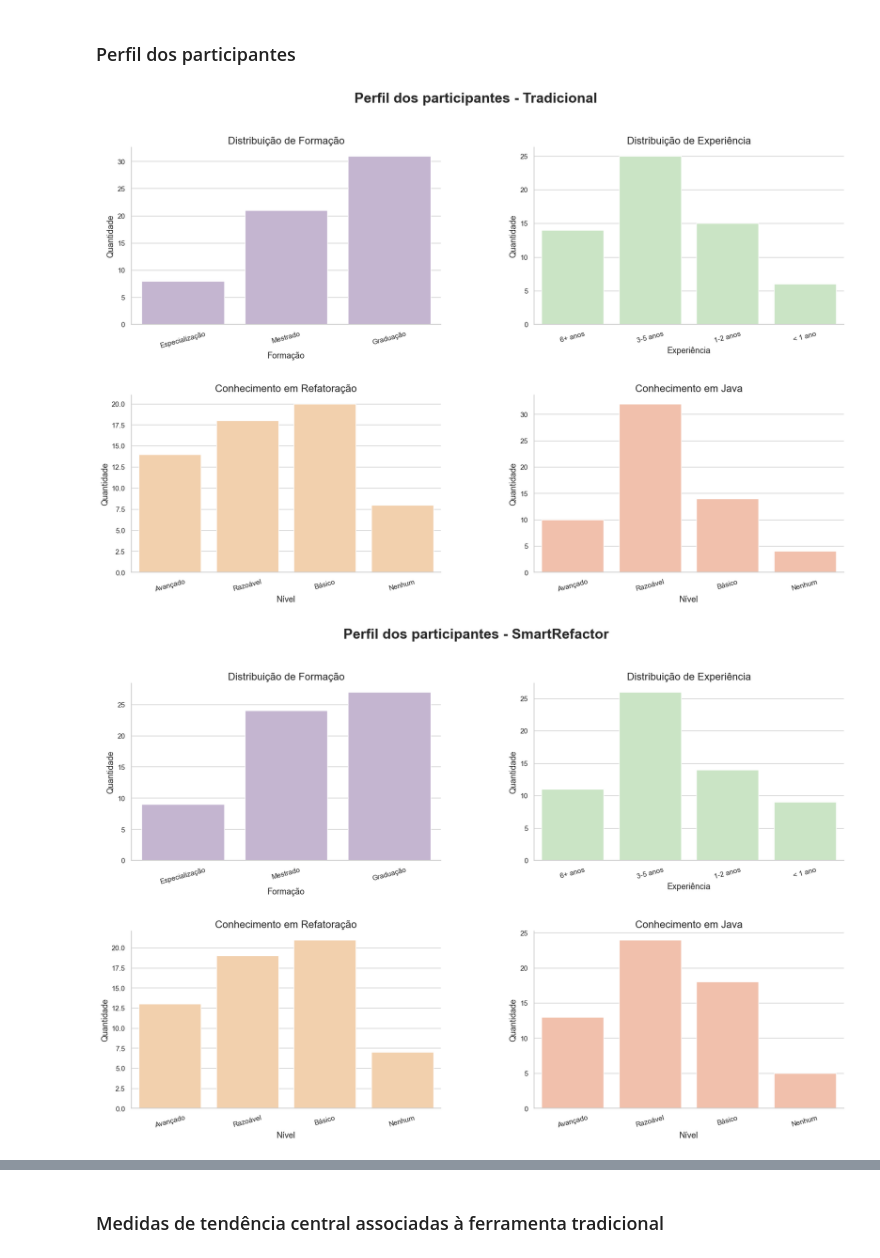
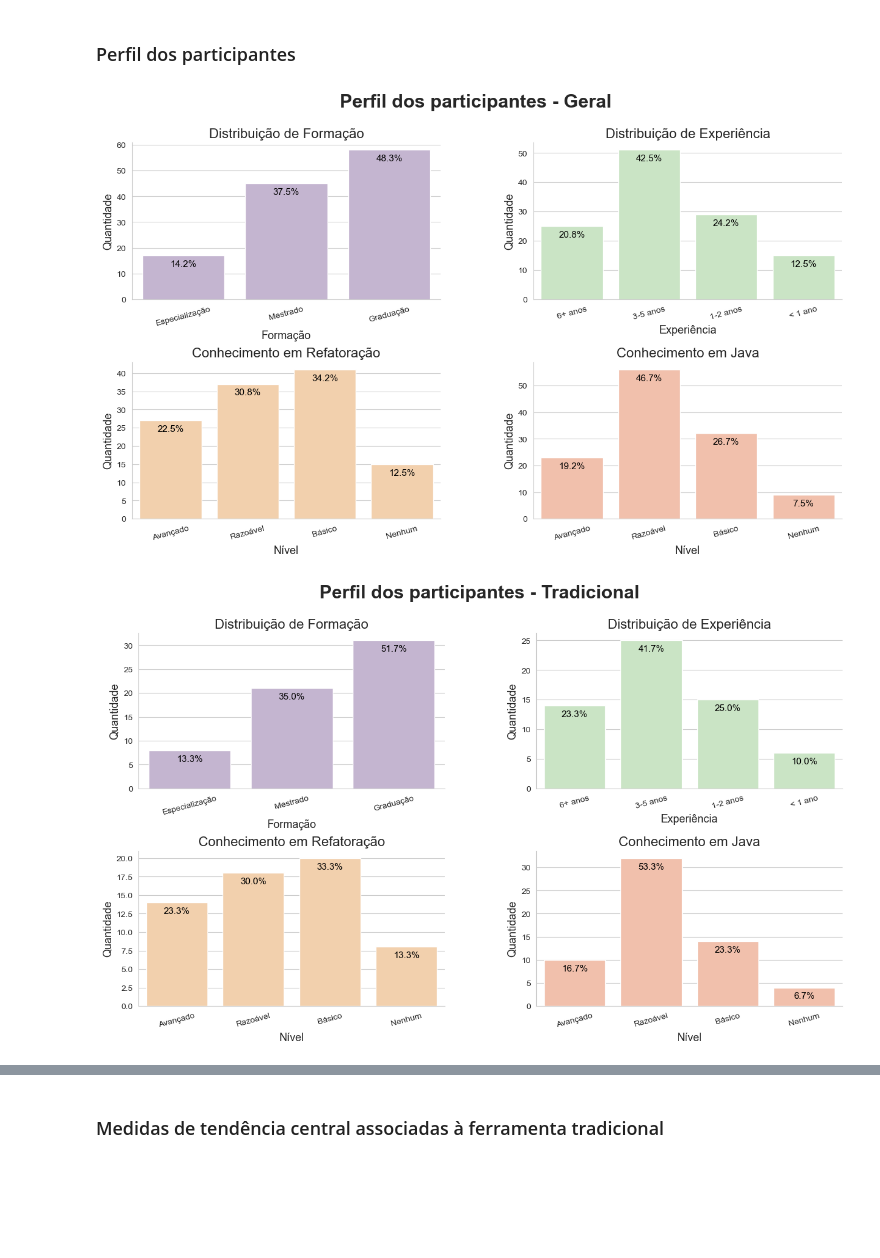
Before and after one commit to andre-portella/AES, a Jupyter notebook: aes.ipynb, the cells around one changed output, grey strips where cells are left out. Drawn from its saved outputs; the diff is of its cells as text; code cells hidden in the pictures; blank space fills up the shorter version.

```diff
--- a/aes.ipynb
+++ b/aes.ipynb
@@ -40,24 +41,32 @@ smartRefactor = df[df['Ferramenta'] == 'SmartRefactor'].reset_index()
 # %% [markdown]
 ### Perfil dos participantes
 # %%
-import matplotlib.pyplot as plt
-import seaborn as sns
-
 sns.set_style("whitegrid")
 
 paletas = {
-    'Formacao': "#c5b0d5",  # roxo claro
-    'Experiencia': "#c7e9c0",  # verde claro
-    'Conhecimento_Refatoracao': "#fdd0a2",  # laranja claro
-    'Conhecimento_Java': "#fcbba1"  # vermelho claro
+    'Formacao': "#c5b0d5",
+    'Experiencia': "#c7e9c0",
+    'Conhecimento_Refatoracao': "#fdd0a2",
+    'Conhecimento_Java': "#fcbba1"
 }
 
-def plots(df):
-    fig, ax = plt.subplots(2, 2, figsize=(20, 12))
-    ferramenta = df['Ferramenta'].iloc[0]
+def add_percent_labels(ax, total):
+    for p in ax.patches:
+        height = p.get_height()
+        if height > 0:
+            percent = f'{100 * height / total:.1f}%'
+            ax.annotate(percent,
+                        (p.get_x() + p.get_width() / 2., height),
+                        ha='center', va='top',
+                        fontsize=11, color='black', xytext=(0, -5),
+                        textcoords='offset points')
+
+def plots(df, ferramenta):
+    fig, ax = plt.subplots(2, 2, figsize=(15, 8))
     fig.suptitle(f'Perfil dos participantes - {ferramenta}', fontsize=22, fontweight='bold')
     fig.subplots_adjust(wspace=0.3, hspace=0.4)
 
+    total = len(df)
 
     sns.countplot(x='Formacao', data=df, ax=ax[0, 0],
                   order=['Especialização', 'Mestrado', 'Graduação'],
@@ -66,41 +75,43 @@ def plots(df):
     ax[0, 0].set_xlabel('Formação', fontsize=13)
     ax[0, 0].set_ylabel('Quantidade', fontsize=13)
     ax[0, 0].tick_params(axis='x', rotation=15)
-
+    add_percent_labels(ax[0, 0], total)
 
     sns.countplot(x='Experiencia', data=df, ax=ax[0, 1],
                   order=['6+ anos', '3-5 anos', '1-2 anos', '< 1 ano'],
                   color=paletas['Experiencia'])
     ax[0, 1].set_title('Distribuição de Experiência', fontsize=16)
     ax[0, 1].set_xlabel('Experiência', fontsize=13)
     ax[0, 1].set_ylabel('Quantidade', fontsize=13)
     ax[0, 1].tick_params(axis='x', rotation=15)
-
+    add_percent_labels(ax[0, 1], total)
 
     sns.countplot(x='Conhecimento_Refatoracao', data=df, ax=ax[1, 0],
                   order=['Avançado', 'Razoável', 'Básico', 'Nenhum'],
                   color=paletas['Conhecimento_Refatoracao'])
     ax[1, 0].set_title('Conhecimento em Refatoração', fontsize=16)
     ax[1, 0].set_xlabel('Nível', fontsize=13)
     ax[1, 0].set_ylabel('Quantidade', fontsize=13)
     ax[1, 0].tick_params(axis='x', rotation=15)
-
+    add_percent_labels(ax[1, 0], total)
 
     sns.countplot(x='Conhecimento_Java', data=df, ax=ax[1, 1],
                   order=['Avançado', 'Razoável', 'Básico', 'Nenhum'],
                   color=paletas['Conhecimento_Java'])
     ax[1, 1].set_title('Conhecimento em Java', fontsize=16)
     ax[1, 1].set_xlabel('Nível', fontsize=13)
     ax[1, 1].set_ylabel('Quantidade', fontsize=13)
     ax[1, 1].tick_params(axis='x', rotation=15)
+    add_percent_labels(ax[1, 1], total)
 
     for a in ax.flatten():
         sns.despine(ax=a)
 
     plt.show()
 
-plots(tradicional)
-plots(smartRefactor)
+plots(df, 'Geral')
+plots(tradicional, 'Tradicional')
+plots(smartRefactor, 'SmartRefactor')
 # %% [output]
-[figure, old version]
+[figure, new version]
-[figure, old version]
+[figure, new version]
```
Also changed, not shown: parts of 17 cells of this notebook.
